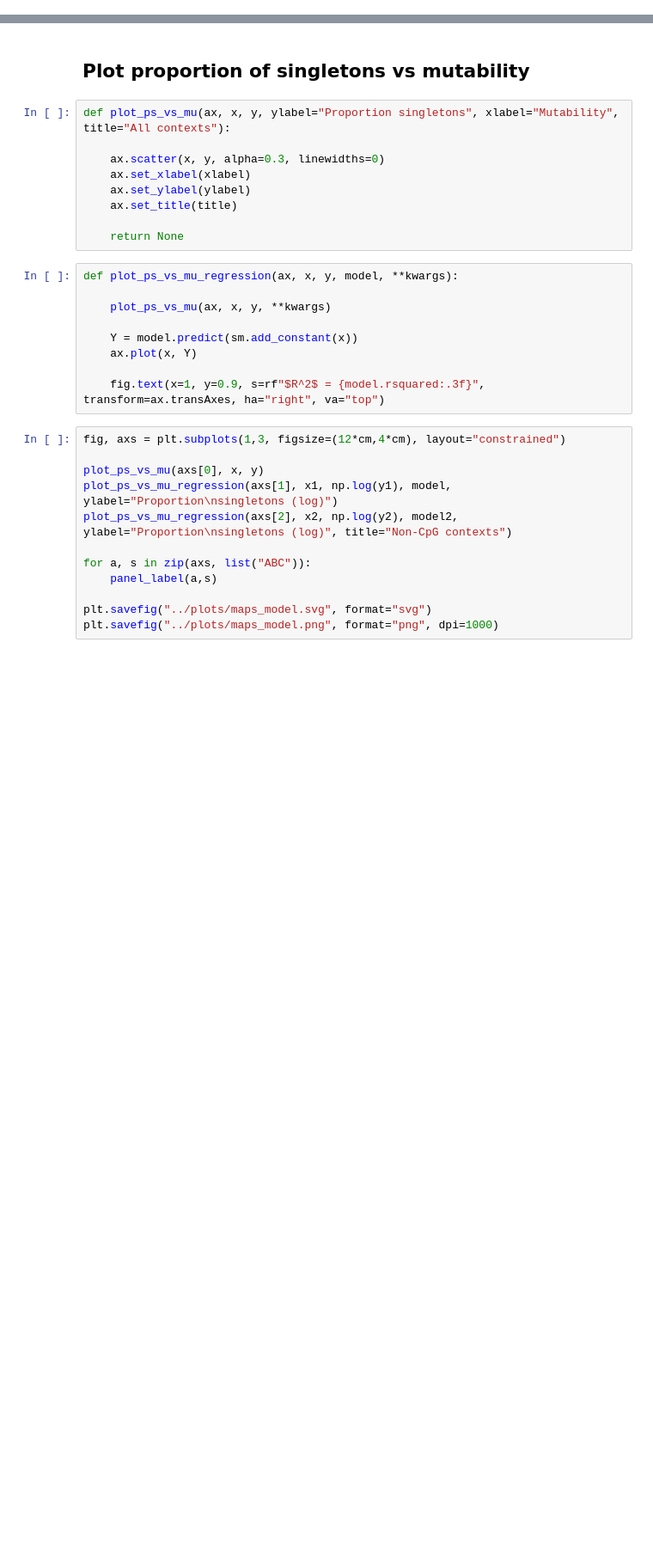
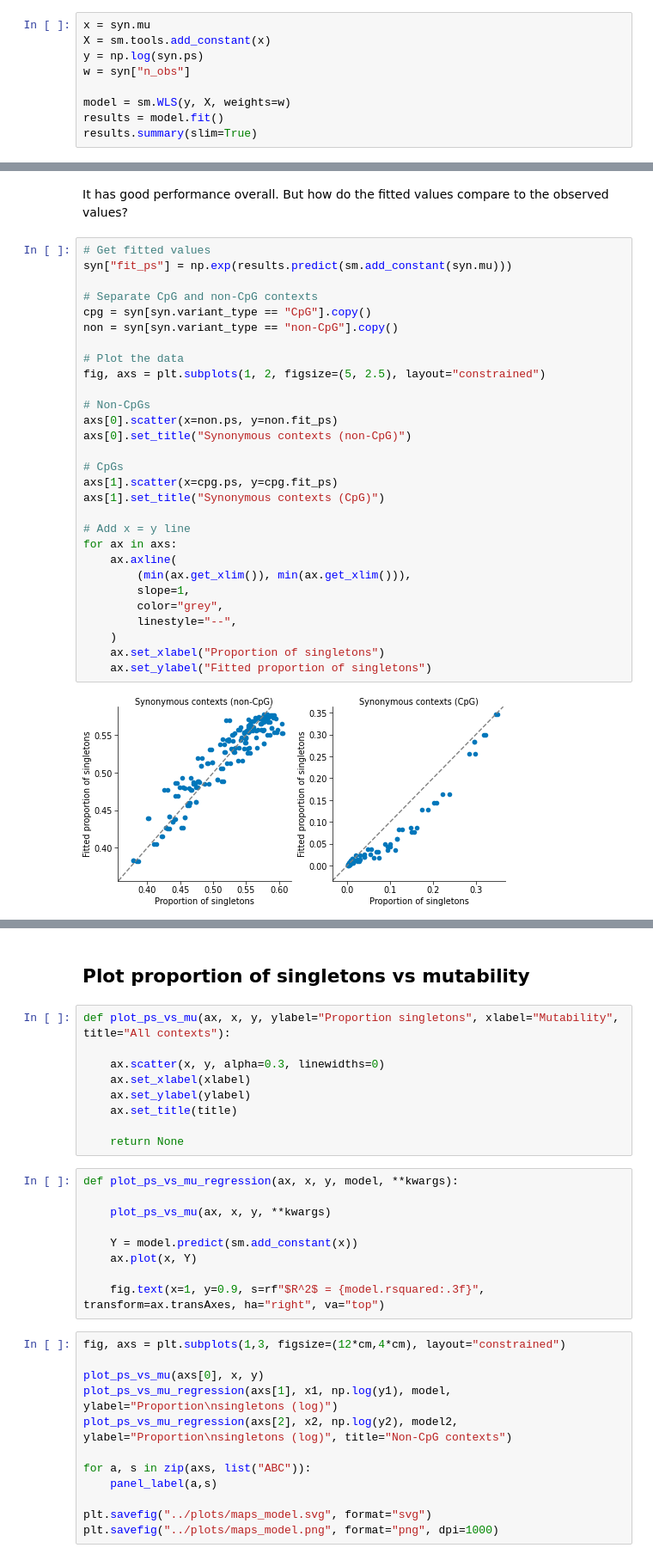
Before and after one commit to alexblakes/regional_nonsense_constraint, a Jupyter notebook: notebooks/02_maps_model_choices.ipynb, the cells around one changed output, grey strips where cells are left out. Shown at 86% size. Saved outputs shown, nothing was run; the diff lists cells and outputs as text; blank space fills up the shorter version.

```diff
--- a/notebooks/02_maps_model_choices.ipynb
+++ b/notebooks/02_maps_model_choices.ipynb
@@ -87,0 +81,9 @@ strong multicollinearity problems or that the design matrix is singular.
+# %%
+x = syn.mu
+X = sm.tools.add_constant(x)
+y = np.log(syn.ps)
+w = syn["n_obs"]
+
+model = sm.WLS(y, X, weights=w)
+results = model.fit()
+results.summary(slim=True)
@@ -87,0 +103,33 @@ strong multicollinearity problems or that the design matrix is singular.
+# %% [markdown]
+It has good performance overall. But how do the fitted values compare to the observed values?
+# %%
+# Get fitted values
+syn["fit_ps"] = np.exp(results.predict(sm.add_constant(syn.mu)))
+
+# Separate CpG and non-CpG contexts
+cpg = syn[syn.variant_type == "CpG"].copy()
+non = syn[syn.variant_type == "non-CpG"].copy()
+
+# Plot the data
+fig, axs = plt.subplots(1, 2, figsize=(5, 2.5), layout="constrained")
+
+# Non-CpGs
+axs[0].scatter(x=non.ps, y=non.fit_ps)
+axs[0].set_title("Synonymous contexts (non-CpG)")
+
+# CpGs
+axs[1].scatter(x=cpg.ps, y=cpg.fit_ps)
+axs[1].set_title("Synonymous contexts (CpG)")
+
+# Add x = y line
+for ax in axs:
+    ax.axline(
+        (min(ax.get_xlim()), min(ax.get_xlim())),
+        slope=1,
+        color="grey",
+        linestyle="--",
+    )
+    ax.set_xlabel("Proportion of singletons")
+    ax.set_ylabel("Fitted proportion of singletons")
+# %% [output]
+[figure, added]
```
Also changed, not shown: parts of 57 cells of this notebook, 2 other files.
